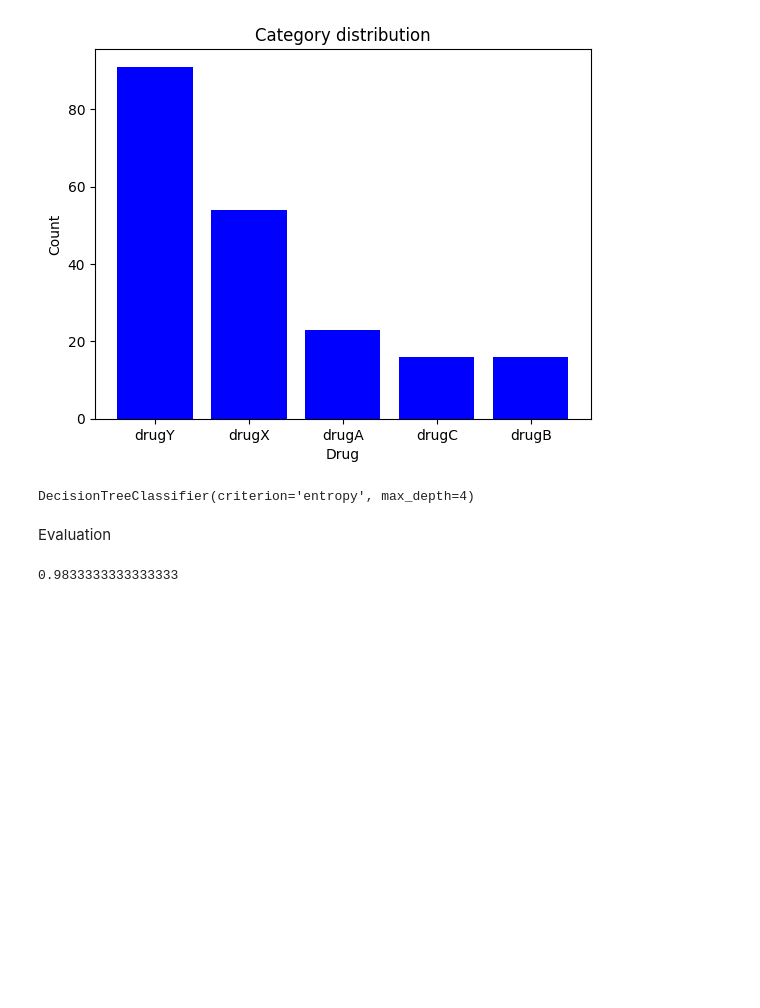
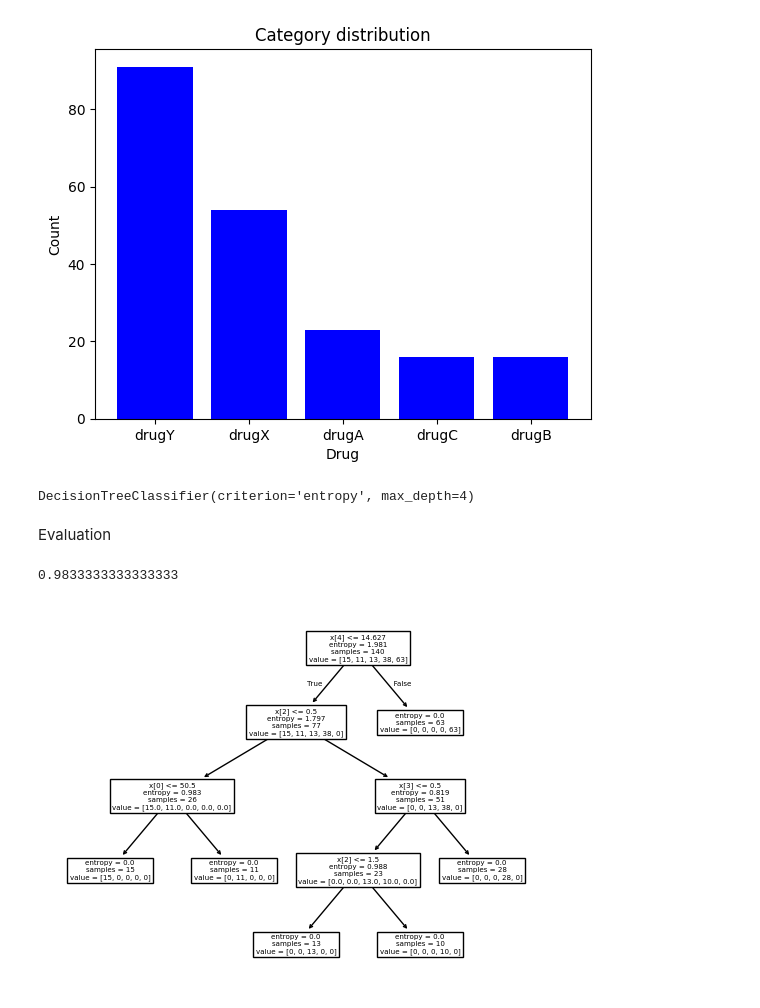
Before and after one commit to dipak1920basnet/Decision_Trees, a Jupyter notebook: decision.ipynb, the cells around one changed output. Saved outputs shown, nothing was run; the diff lists cells and outputs as text; code cells hidden in the pictures; blank space fills up the shorter version.

Commit message:
visualize the decision tree

```diff
--- a/decision.ipynb
+++ b/decision.ipynb
@@ -189,3 +189,8 @@ tree_prediction = drug_tree.predict(X_test)
 metrics.accuracy_score(y_test, tree_prediction)
 # %% [output]
 0.9833333333333333
+# %%
+plot_tree(drug_tree)
+plt.show()
+# %% [output]
+[figure, added]
```
